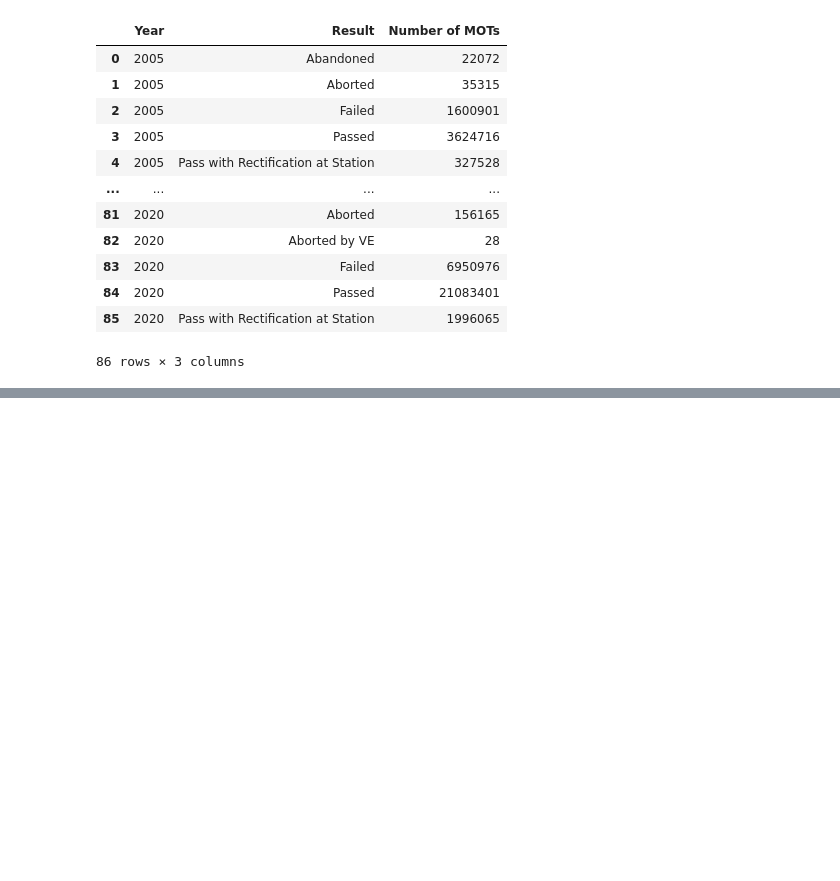
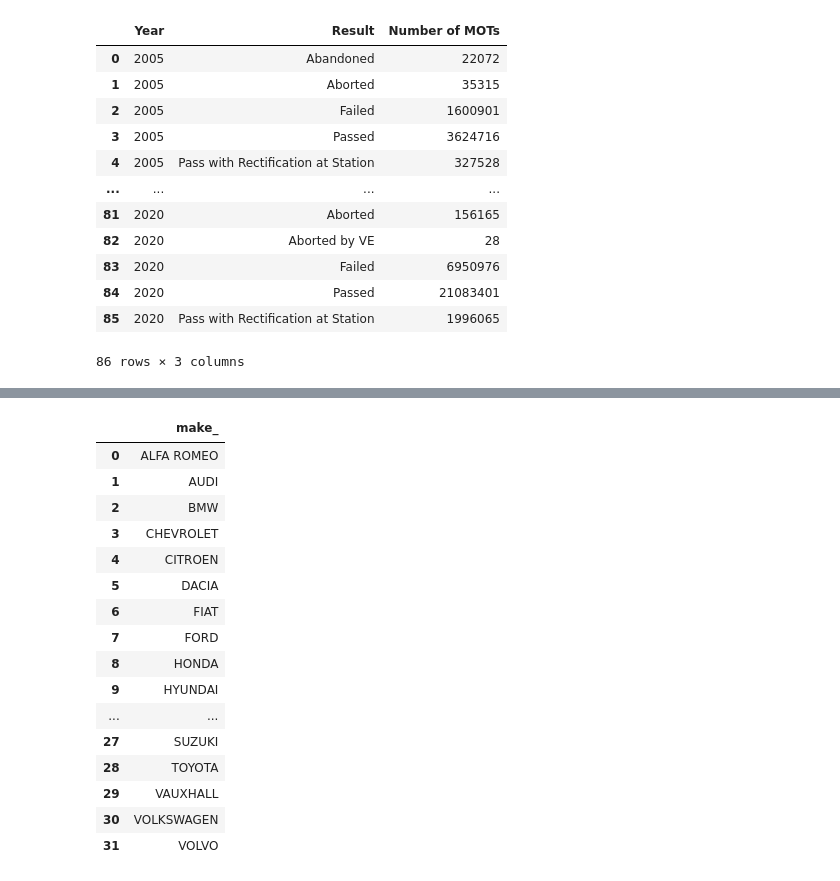
Before and after one commit to michalc/dft-mot-analysis, a Jupyter notebook: 03 - explore.ipynb, the cells around one changed output, grey strips where cells are left out. Drawn from its saved outputs; the diff is of its cells as text; code cells hidden in the pictures; blank space fills up the shorter version.

```diff
--- a/03 - explore.ipynb
+++ b/03 - explore.ipynb
@@ -164,0 +179,68 @@ plt.show()
+# %%
+# Top 30 makes overall, and top makes of most recent data
+df = pd.read_sql_query("""
+    SELECT
+        make_
+    FROM (
+        SELECT make_ FROM (
+            SELECT
+                CASE make
+                   WHEN 'MERCEDES-BENZ'
+                       THEN 'MERCEDES'
+                   ELSE make
+                END AS make_
+            FROM
+                tests
+            WHERE
+                test_class_id=4 AND test_type='NT' AND test_result IN ('P', 'PRS', 'F')
+                AND test_date LIKE '2020-%'
+            GROUP BY
+                make_
+            ORDER BY
+                count(*) DESC
+            LIMIT
+                30
+        )
+        UNION
+        SELECT make_ FROM (
+            SELECT
+                CASE make
+                   WHEN 'MERCEDES-BENZ'
+                       THEN 'MERCEDES'
+                   ELSE make
+                END AS make_
+            FROM
+                tests
+            WHERE
+                test_class_id=4 AND test_type='NT' AND test_result IN ('P', 'PRS', 'F')
+            GROUP BY
+                make_
+            ORDER BY
+                count(*) DESC
+            LIMIT
+                30
+        )
+    )
+    ORDER BY
+        make_
+""", con)
+df_top_makes = df
+df_top_makes
+# %% [output]
+|  | make_ |
+| 0 | ALFA ROMEO |
+| 1 | AUDI |
+| 2 | BMW |
+| 3 | CHEVROLET |
+| 4 | CITROEN |
+| 5 | DACIA |
+| 6 | FIAT |
+| 7 | FORD |
+| 8 | HONDA |
+| 9 | HYUNDAI |
+| ... | ... |
+| 27 | SUZUKI |
+| 28 | TOYOTA |
+| 29 | VAUXHALL |
+| 30 | VOLKSWAGEN |
+| 31 | VOLVO |
```
Also changed, not shown: parts of 4 cells of this notebook.
